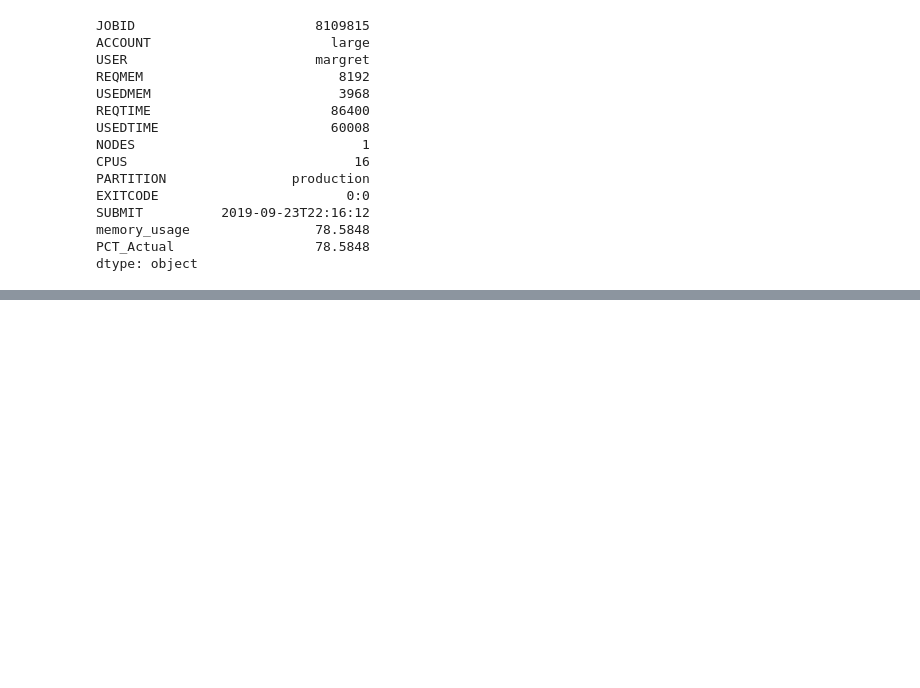
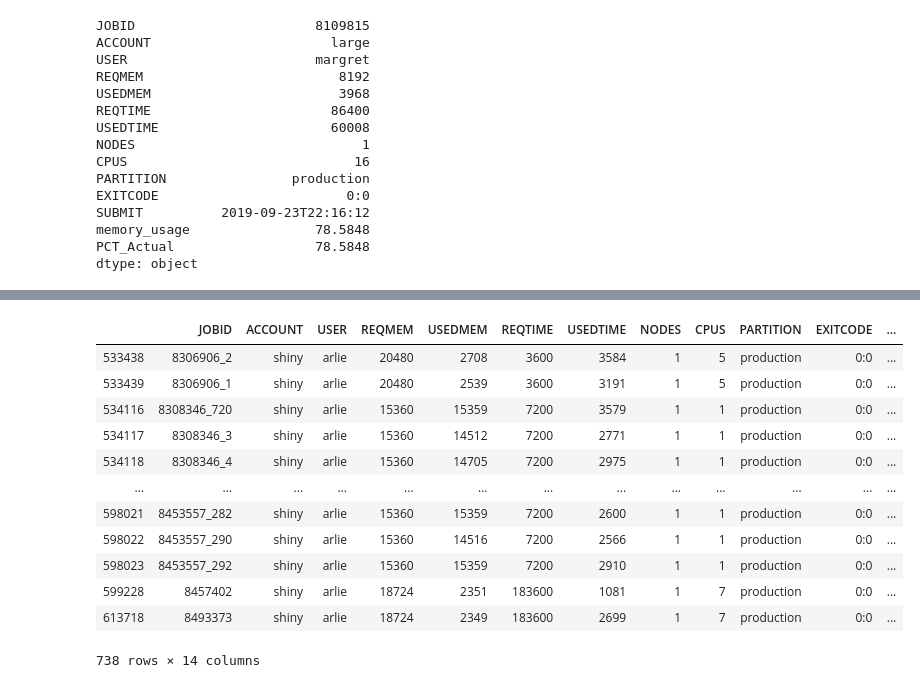
Before and after one commit to Barrett-Rogers/dq2-accre-porcupines, a Jupyter notebook: ACCRE_cleaned_notebook.ipynb, the cells around one changed output, grey strips where cells are left out. Cells and saved outputs as stored; diff of their text form; code cells hidden in the pictures; blank space fills up the shorter version.

```diff
--- a/ACCRE_cleaned_notebook.ipynb
+++ b/ACCRE_cleaned_notebook.ipynb
@@ -707,0 +973,16 @@ fig.show()
+# %%
+best_groups[best_groups['ACCOUNT']=='shiny']
+# %% [output]
+|  | JOBID | ACCOUNT | USER | REQMEM | USEDMEM | REQTIME | USEDTIME | NODES | CPUS | PARTITION | EXITCODE | ... |
+| 533438 | 8306906_2 | shiny | arlie | 20480 | 2708 | 3600 | 3584 | 1 | 5 | production | 0:0 | ... |
+| 533439 | 8306906_1 | shiny | arlie | 20480 | 2539 | 3600 | 3191 | 1 | 5 | production | 0:0 | ... |
+| 534116 | 8308346_720 | shiny | arlie | 15360 | 15359 | 7200 | 3579 | 1 | 1 | production | 0:0 | ... |
+| 534117 | 8308346_3 | shiny | arlie | 15360 | 14512 | 7200 | 2771 | 1 | 1 | production | 0:0 | ... |
+| 534118 | 8308346_4 | shiny | arlie | 15360 | 14705 | 7200 | 2975 | 1 | 1 | production | 0:0 | ... |
+| ... | ... | ... | ... | ... | ... | ... | ... | ... | ... | ... | ... | ... |
+| 598021 | 8453557_282 | shiny | arlie | 15360 | 15359 | 7200 | 2600 | 1 | 1 | production | 0:0 | ... |
+| 598022 | 8453557_290 | shiny | arlie | 15360 | 14516 | 7200 | 2566 | 1 | 1 | production | 0:0 | ... |
+| 598023 | 8453557_292 | shiny | arlie | 15360 | 15359 | 7200 | 2910 | 1 | 1 | production | 0:0 | ... |
+| 599228 | 8457402 | shiny | arlie | 18724 | 2351 | 183600 | 1081 | 1 | 7 | production | 0:0 | ... |
+| 613718 | 8493373 | shiny | arlie | 18724 | 2349 | 183600 | 2699 | 1 | 7 | production | 0:0 | ... |
+738 rows × 14 columns
```
Also changed, not shown: parts of 20 cells of this notebook.
